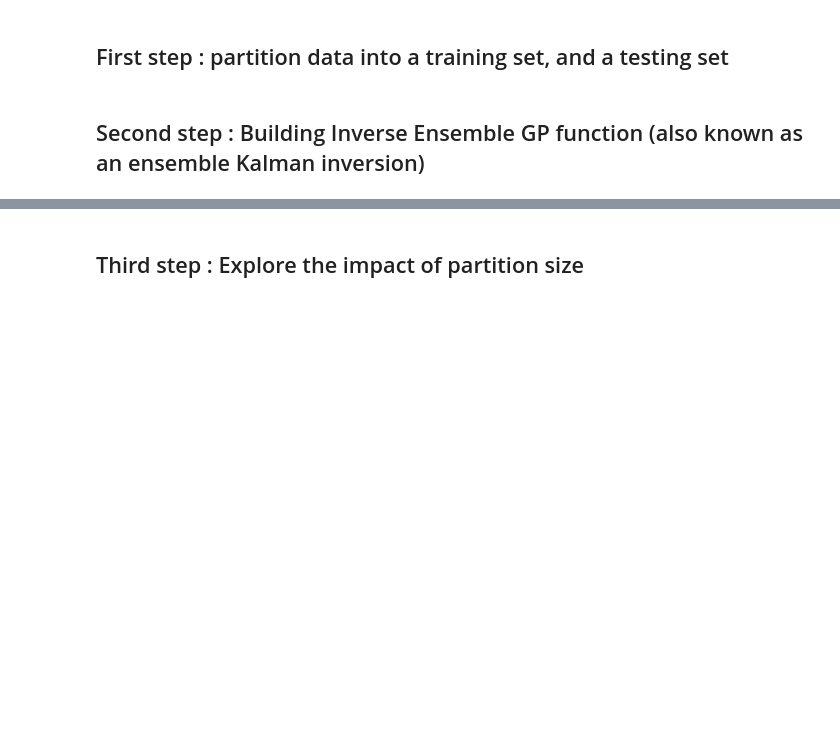
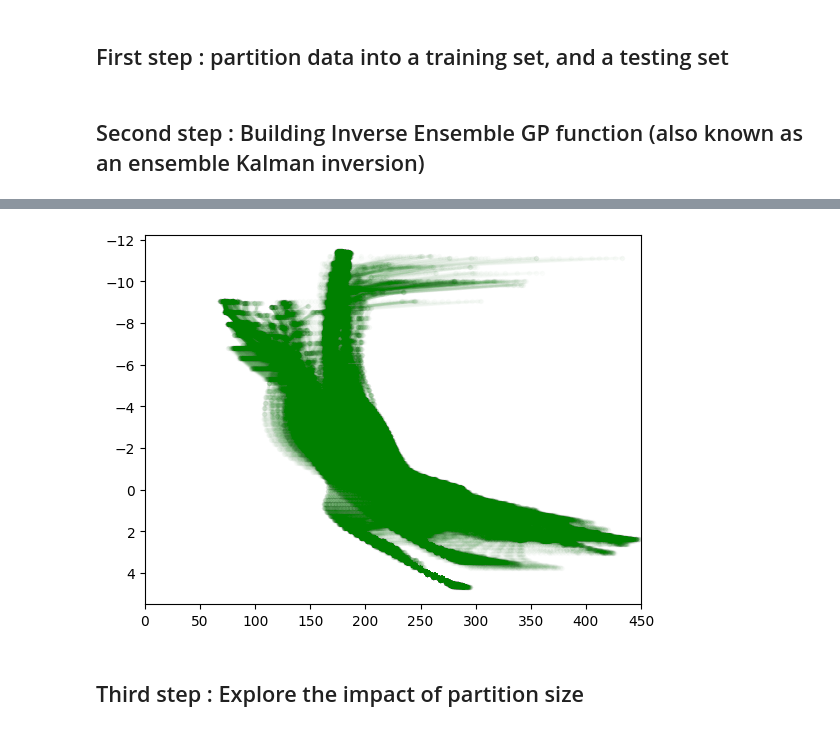
Before and after one commit to SamMerc/Second-Generals, a Jupyter notebook: Code/Plot&Fit_TP_GP.ipynb, the cells around one changed output, grey strips where cells are left out. Cells and saved outputs as stored; diff of their text form; code cells hidden in the pictures; blank space fills up the shorter version.

```diff
--- a/Code/Plot&Fit_TP_GP.ipynb
+++ b/Code/Plot&Fit_TP_GP.ipynb
@@ -413,6 +383,8 @@ train_idx, test_idx = torch.utils.data.random_split(range(N), data_partition, ge
 ### Training
 train_inputs = raw_inputs[train_idx]
 train_outputs_T = raw_outputs_T[train_idx]
+train_outputs_P = raw_outputs_P[train_idx]
+
 ### Testing
 test_inputs = raw_inputs[test_idx]
 test_outputs_T = raw_outputs_T[test_idx]
@@ -487,3 +459,15 @@ plt.show()
+# %%
+# Basic diagnostic plot
+
+#Plotting
+fig, ax=plt.subplots()
+for train_output_T, train_output_P in zip(train_outputs_T, train_outputs_P):
+    ax.plot(train_output_T, np.log(train_output_P/1000), '.', linestyle='-', color='green', linewidth=2, alpha=0.01)
+ax.invert_yaxis()
+ax.set_xlim(0, 450)
+plt.show()
+# %% [output]
+[figure, added]
 # %% [markdown]
 ## Third step : Explore the impact of partition size
 # %%
```
Also changed, not shown: parts of 5 cells of this notebook.
